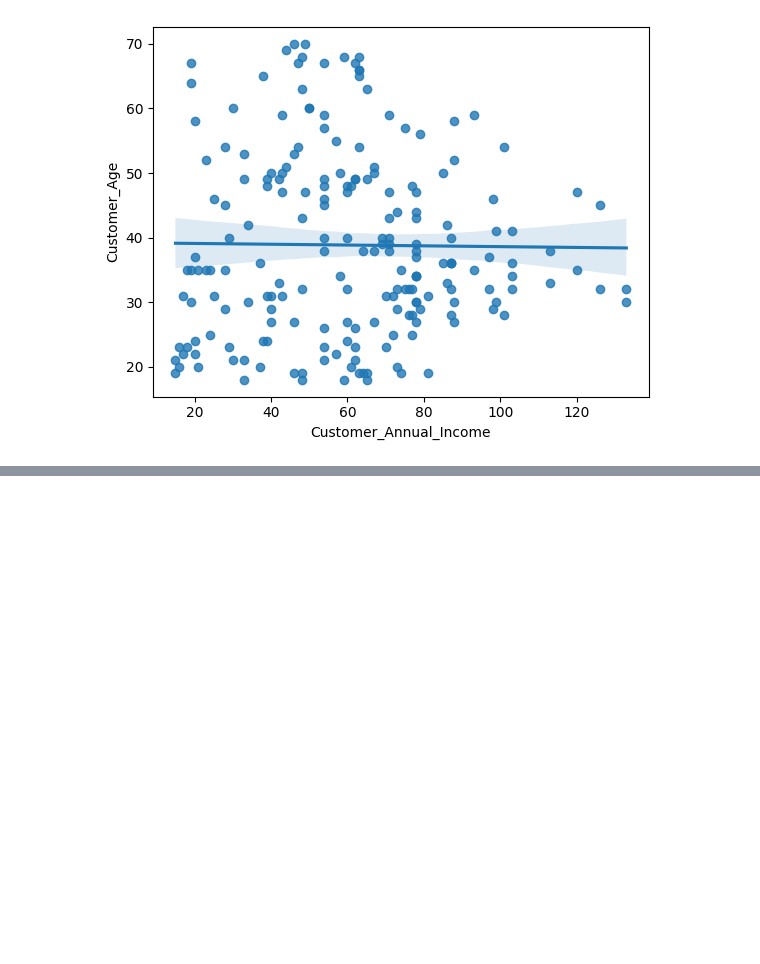
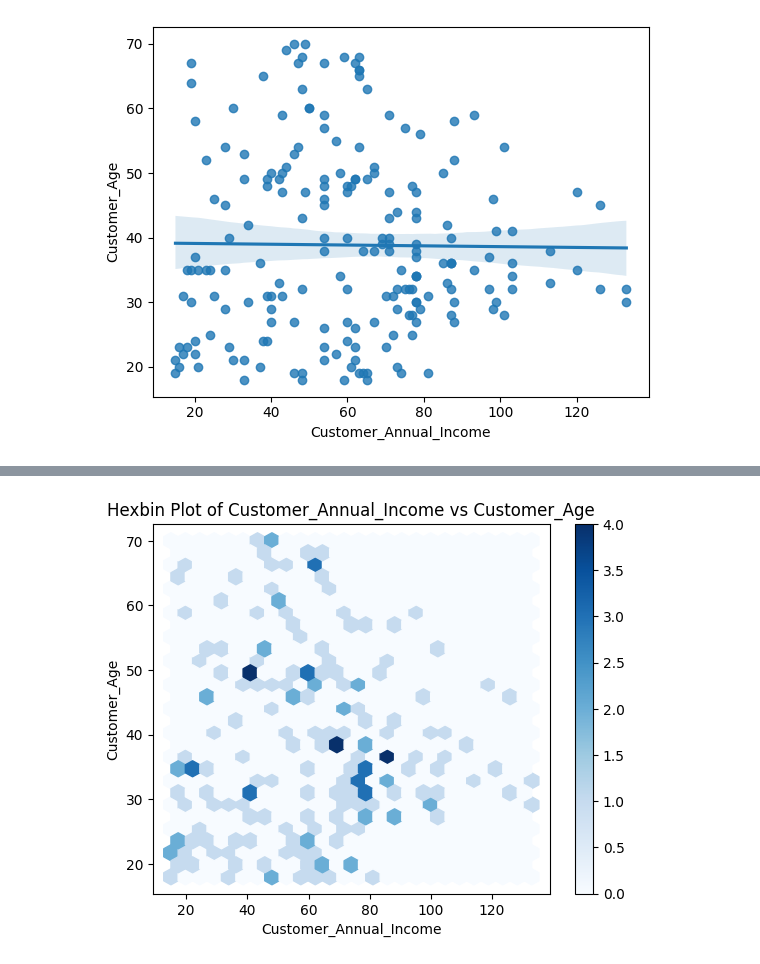
Before and after one commit to SarahBahary/Customer-Segmentation, a Jupyter notebook: CustomerSegmentation.ipynb, the cells around one changed output, grey strips where cells are left out. Drawn from its saved outputs; the diff is of its cells as text; code cells hidden in the pictures; blank space fills up the shorter version.

```diff
--- a/CustomerSegmentation.ipynb
+++ b/CustomerSegmentation.ipynb
@@ -558,0 +574,7 @@ sns.regplot(x="Customer_Annual_Income", y="Customer_Age", data=df)
+# %%
+# This plot shows the density of points in the Customer_Annual_Income vs Customer_Age space, with darker areas indicating more points.
+df.plot.hexbin(x='Customer_Annual_Income', y='Customer_Age', gridsize=25, cmap='Blues')
+plt.title('Hexbin Plot of Customer_Annual_Income vs Customer_Age')
+plt.show()
+# %% [output]
+[figure, added]
```
Also changed, not shown: parts of 9 cells of this notebook.
